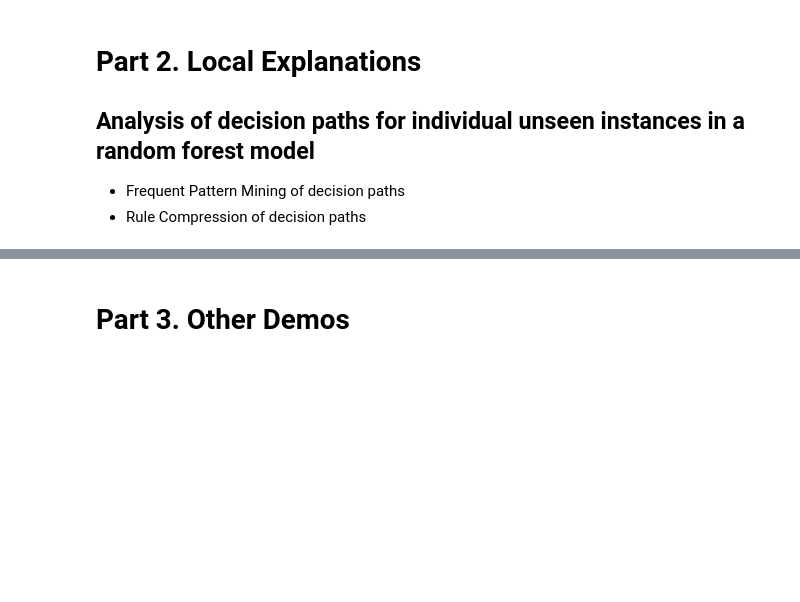
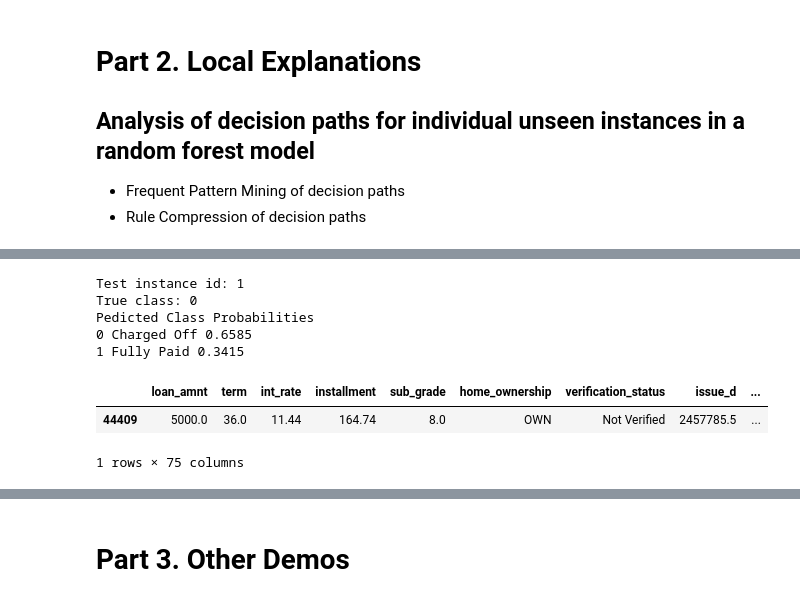
Before and after one commit to julianhatwell/interpret_basics2, a Jupyter notebook: Explanations of lending data set.ipynb, the cells around one changed output, grey strips where cells are left out. Saved outputs shown, nothing was run; the diff lists cells and outputs as text; code cells hidden in the pictures; blank space fills up the shorter version.

```diff
--- a/Explanations of lending data set.ipynb
+++ b/Explanations of lending data set.ipynb
@@ -179,24 +228,33 @@ pretty_print_tree_votes(paths, preds, labels)
 # %%
 # profiling a single instance
 instance = 1
 
 # Collect useful data for instance
 true_class = labels[instance:instance+1].values[0]
 pred_probs = enc_model.predict_proba(batch[instance:instance + 1])[0]
 
 print('Test instance id: ' + str(instance))
 print('True class: ' + str(true_class))
 print('Pedicted Class Probabilities ')
 for c, n, p in zip(class_names, range(len(class_names)), pred_probs):
     print(n, c, "{:0.4f}".format(p))
 
 # get the class codes produced by the model and the true class
 true_class_code = get_label(class_col, true_class)
 
 class_code_confs = np.argsort(pred_probs)[::-1] # descending order
 pred_class_code = get_code(class_col, class_names[class_code_confs[0]])
 second_class_code = get_code(class_col, class_names[class_code_confs[1]])
 
 # Display instance row
 germ_id = batch[instance:instance + 1].index[0]
-german[germ_id:germ_id + 1]
+lending[germ_id:germ_id + 1]
+# %% [output]
+Test instance id: 1
+True class: 0
+Pedicted Class Probabilities
+0 Charged Off 0.6585
+1 Fully Paid 0.3415
+|  | loan_amnt | term | int_rate | installment | sub_grade | home_ownership | verification_status | issue_d | ... |
+| 44409 | 5000.0 | 36.0 | 11.44 | 164.74 | 8.0 | OWN | Not Verified | 2457785.5 | ... |
+1 rows × 75 columns
```
Also changed, not shown: parts of 13 cells of this notebook, 6 other files.
